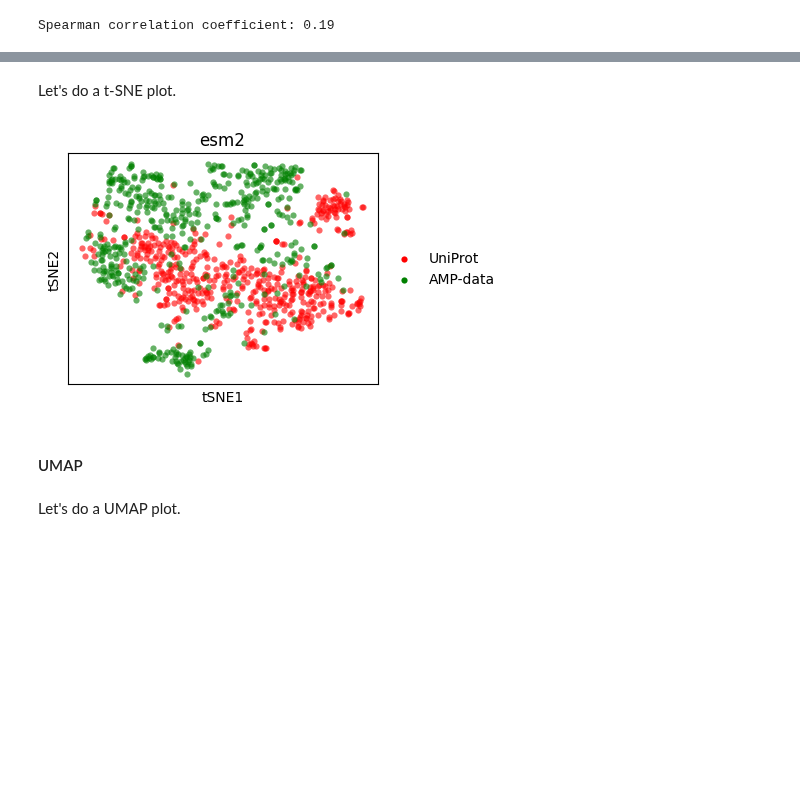
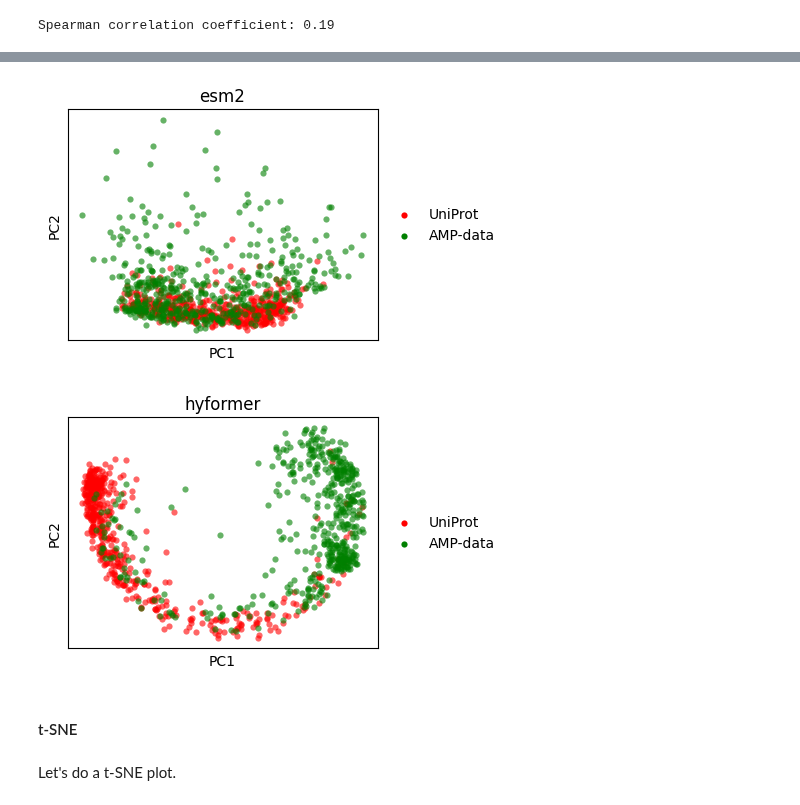
Before and after one commit to szczurek-lab/seqme, a Jupyter notebook: docs/tutorials/diagnostics.ipynb, the cells around one changed output, grey strips where cells are left out. Cells and saved outputs as stored; diff of their text form; code cells hidden in the pictures; blank space fills up the shorter version.

```diff
--- a/docs/tutorials/diagnostics.ipynb
+++ b/docs/tutorials/diagnostics.ipynb
@@ -133,2 +148,0 @@ sm.utils.plot_embeddings(
-# %% [markdown]
-Let's do a t-SNE plot.
@@ -138,15 +149,26 @@ xs_tsne = dict(zip(embedding_names, xs_tsne, strict=True))
-# %%
-sm.utils.plot_embeddings(
-    xs_tsne.values(),
-    values=xs_tsne.keys(),
-    colors=colors,
-    title=embedder_name,
-    xlabel="tSNE1",
-    ylabel="tSNE2",
-)
-# %% [output]
-[figure, removed]
-# %% [markdown]
-#### UMAP
-# %% [markdown]
-Let's do a UMAP plot.
+# %%
+sm.utils.plot_embeddings(
+    xs_pca_esm2.values(),
+    values=xs_pca_esm2.keys(),
+    colors=colors,
+    title=embedder_name_esm2,
+    xlabel="PC1",
+    ylabel="PC2",
+)
+# %% [output]
+[figure, added]
+# %%
+sm.utils.plot_embeddings(
+    xs_pca_hyformer.values(),
+    values=xs_pca_hyformer.keys(),
+    colors=colors,
+    title=embedder_name_hyformer,
+    xlabel="PC1",
+    ylabel="PC2",
+)
+# %% [output]
+[figure, added]
+# %% [markdown]
+#### t-SNE
+# %% [markdown]
+Let's do a t-SNE plot.
```
Also changed, not shown: parts of 40 cells of this notebook, 1 other file.
